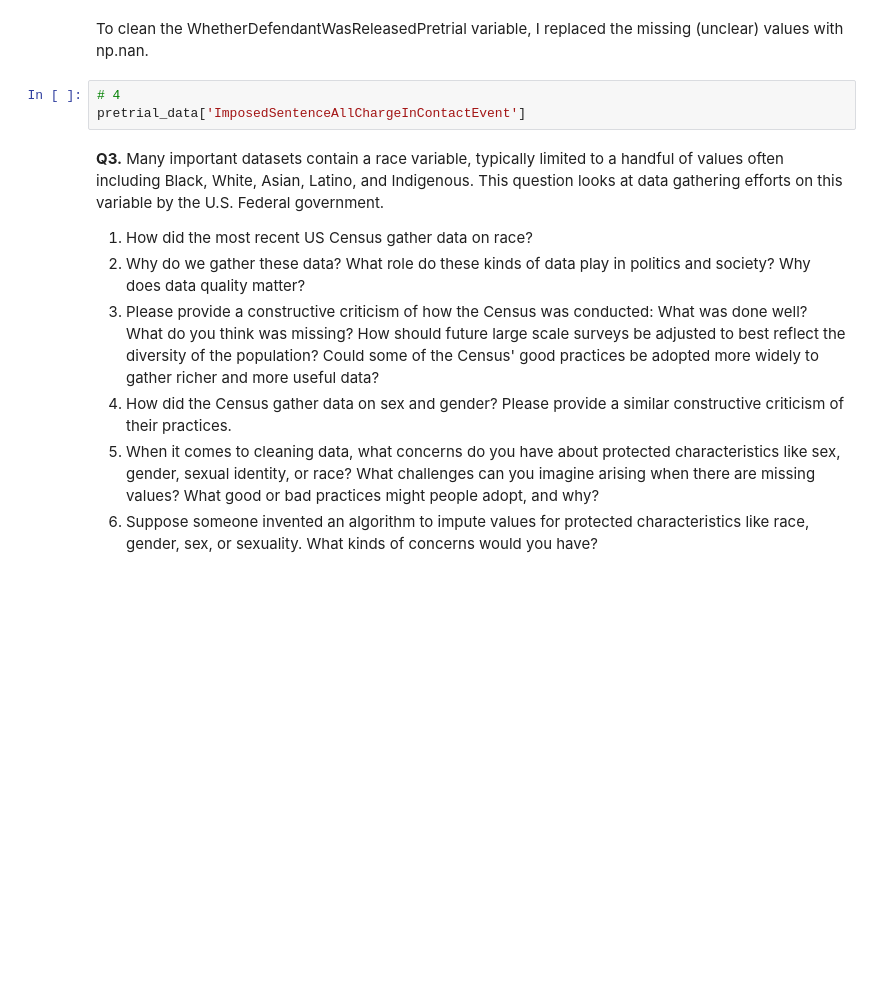
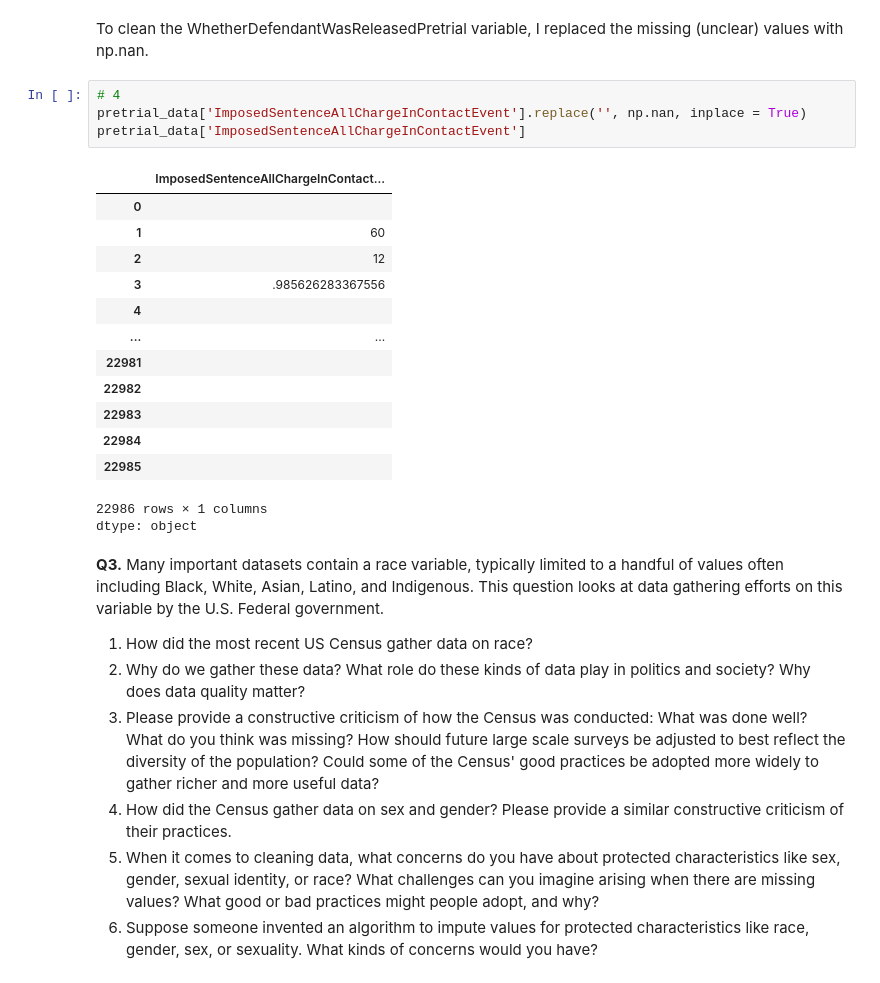
Before and after one commit to laurenwisniewski/DS3001-wrangling, a Jupyter notebook: assignment/assignment.ipynb, the cells around one changed output. Cells and saved outputs as stored; diff of their text form; blank space fills up the shorter version.

```diff
--- a/assignment/assignment.ipynb
+++ b/assignment/assignment.ipynb
@@ -133,7 +133,23 @@ pretrial_data
 To clean the WhetherDefendantWasReleasedPretrial variable, I replaced the missing (unclear) values with np.nan.
 # %%
 # 4
+pretrial_data['ImposedSentenceAllChargeInContactEvent'].replace('', np.nan, inplace = True)
 pretrial_data['ImposedSentenceAllChargeInContactEvent']
+# %% [output]
+|  | ImposedSentenceAllChargeInContact... |
+| 0 |  |
+| 1 | 60 |
+| 2 | 12 |
+| 3 | .985626283367556 |
+| 4 |  |
+| ... | ... |
+| 22981 |  |
+| 22982 |  |
+| 22983 |  |
+| 22984 |  |
+| 22985 |  |
+22986 rows × 1 columns
+dtype: object
 # %% [markdown]
 **Q3.** Many important datasets contain a race variable, typically limited to a handful of values often including Black, White, Asian, Latino, and Indigenous. This question looks at data gathering efforts on this variable by the U.S. Federal government.
 
```
Also changed, not shown: parts of 2 cells of this notebook.
